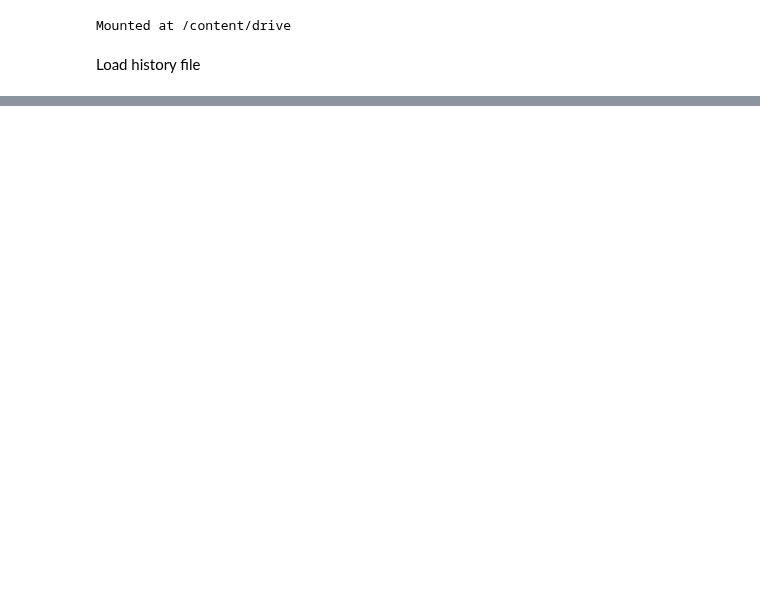
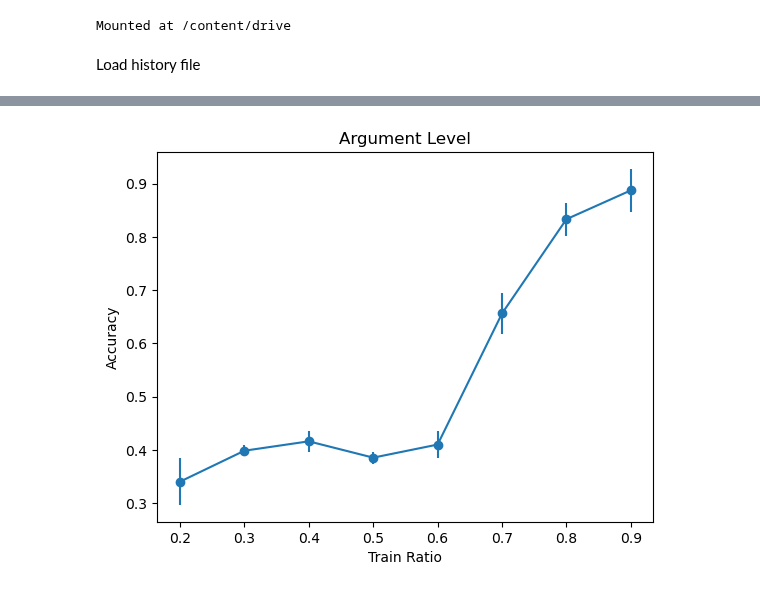
Before and after one commit to jiayang-zhang/nlp-physicseducation, a Jupyter notebook: BERT-unpack-20230218.ipynb, the cells around one changed output, grey strips where cells are left out. Drawn from its saved outputs; the diff is of its cells as text; code cells hidden in the pictures; blank space fills up the shorter version.

```diff
--- a/BERT-unpack-20230218.ipynb
+++ b/BERT-unpack-20230218.ipynb
@@ -51,0 +79,13 @@ print(validation_accuracy_average, validation_accuracy_seom)
+# %%
+import matplotlib.pyplot as plt
+x = [0.2, 0.3, 0.4, 0.5, 0.6, 0.7, 0.8, 0.9]
+y = [0.340277773141861, 0.3984375, 0.41607142686843873, 0.38541666865348817, 0.41000000238418577, 0.65625, 0.8333333253860473, 0.8875]
+y_err = [0.043645155324258236, 0.010186253758129139, 0.01988487475075547, 0.011410886614691999, 0.02604083366333376, 0.038590903235088965, 0.030900831717867647, 0.04026280852101601]
+plt.title('Argument Level')
+plt.ylabel('Accuracy')
+plt.xlabel('Train Ratio')
+plt.scatter(x=x, y=y)
+plt.errorbar(x=x, y=y, yerr= y_err)
+plt.show()
+# %% [output]
+[figure, added]
```
Also changed, not shown: parts of 6 cells of this notebook, 1 other file.
